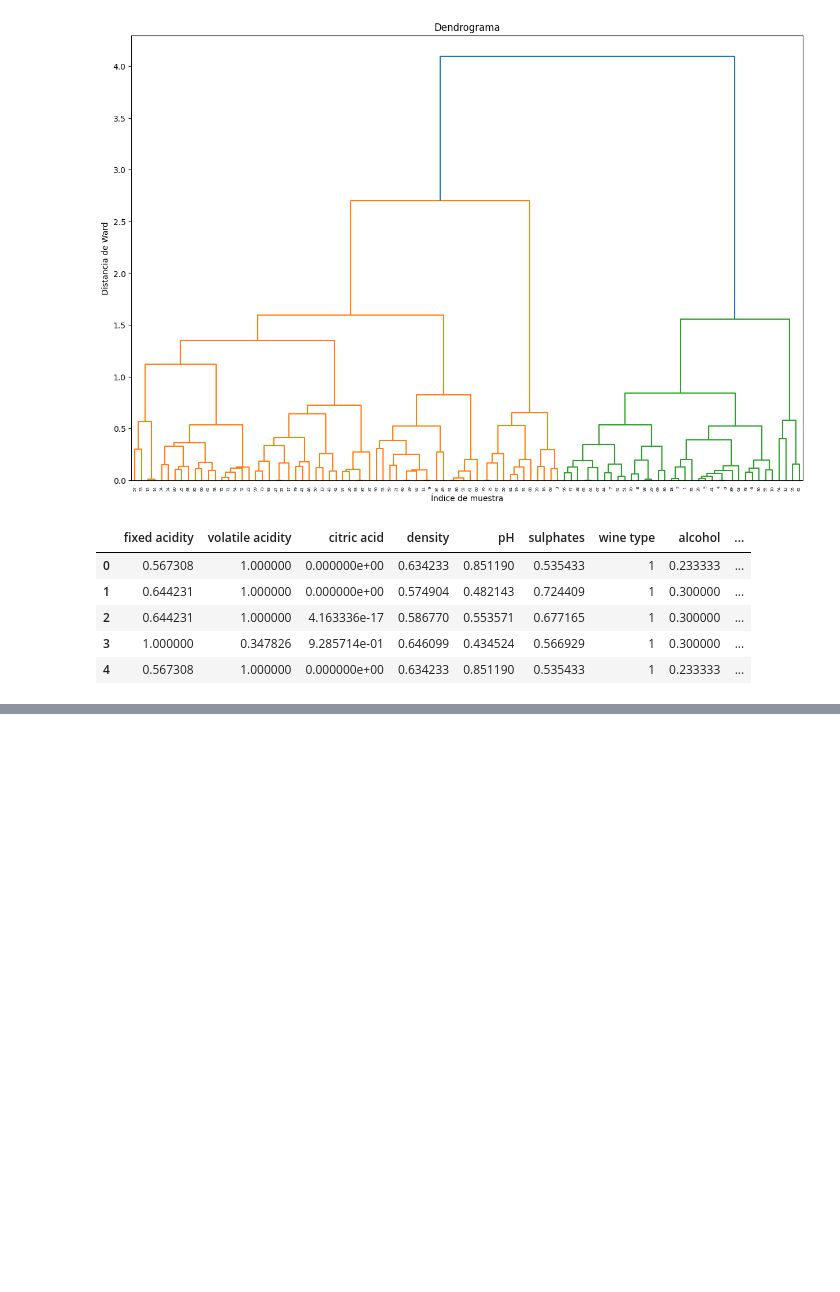
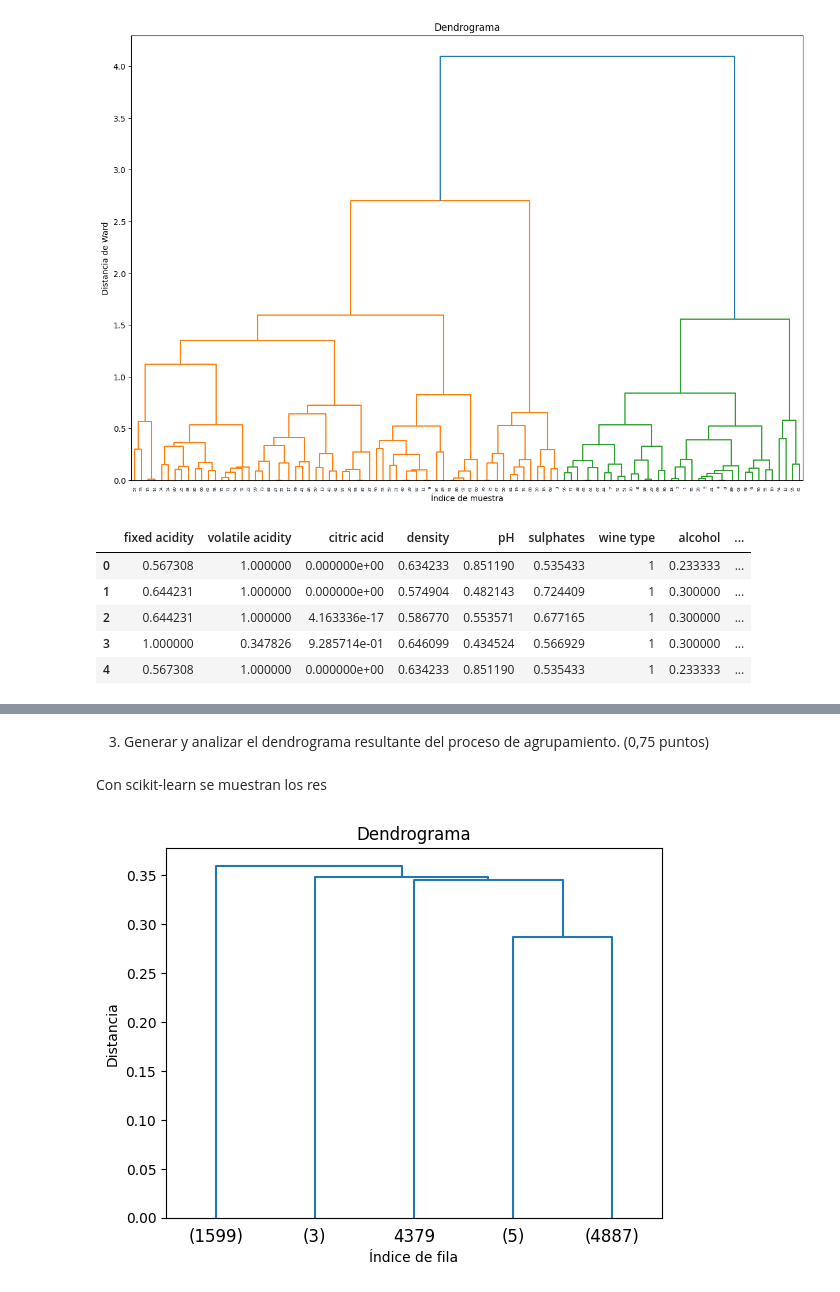
Before and after one commit to Alf-caput/LAB04_Regresion_y_agrupamiento, a Jupyter notebook: LAB04 Regresion_y_agrupamientov2.ipynb, the cells around one changed output, grey strips where cells are left out. Drawn from its saved outputs; the diff is of its cells as text; code cells hidden in the pictures; blank space fills up the shorter version.

```diff
--- a/LAB04 Regresion_y_agrupamientov2.ipynb
+++ b/LAB04 Regresion_y_agrupamientov2.ipynb
@@ -1202,0 +1221,16 @@ data.head()
+# %%
+from scipy.cluster.hierarchy import linkage, fcluster
+from gower.gower_dist import gower_matrix
+import matplotlib.pyplot as plt
+from scipy.spatial.distance import squareform
+
+gower_mat = gower_matrix(df)
+linkage_matrix = linkage(squareform(gower_mat), method='average')  # Puedes elegir otro método de linkage
+
+# Determina el número de clusters
+k = 2  # Puedes elegir otro número de clusters
+clusters = fcluster(linkage_matrix, t=k, criterion='maxclust')
+
+df['Cluster'] = clusters
+
+df.head()
@@ -1202,0 +1245,14 @@ data.head()
+# %% [markdown]
+3) Generar y analizar el dendrograma resultante del proceso de agrupamiento. (0,75 puntos)
+# %% [markdown]
+Con scikit-learn se muestran los res
+# %%
+from scipy.cluster.hierarchy import dendrogram
+
+dendrogram(linkage_matrix, p=5, truncate_mode='lastp', show_leaf_counts=True)
+plt.title("Dendrograma")
+plt.xlabel("Índice de fila")
+plt.ylabel("Distancia")
+plt.show()
+# %% [output]
+[figure, added]
```
Also changed, not shown: parts of 4 cells of this notebook.
